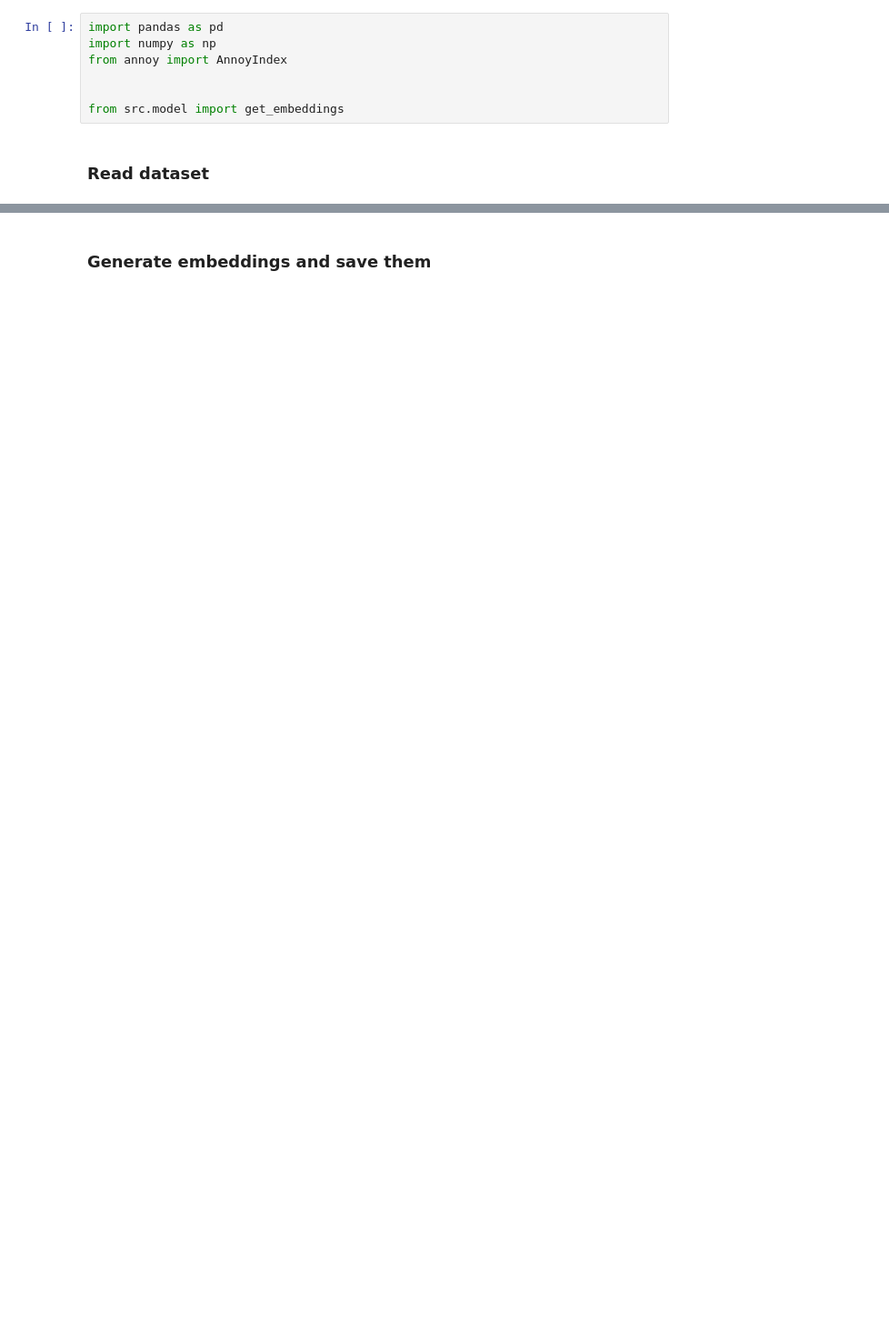
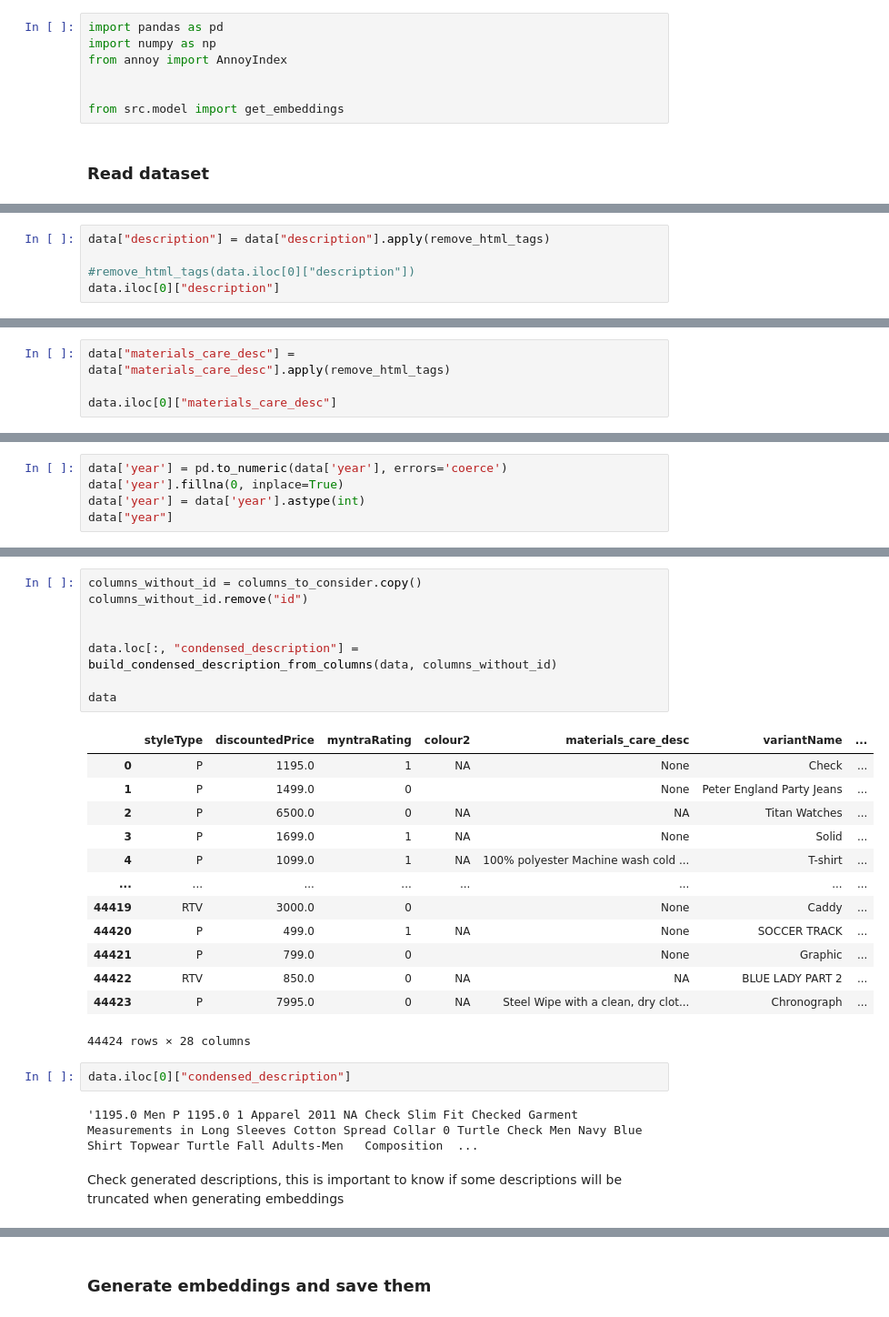
Before and after one commit to IsaiasGutierrezCruz/datathon_recommender_system, a Jupyter notebook: generate_embeddings.ipynb, the cells around one changed output, grey strips where cells are left out. Shown at 91% size. Saved outputs shown, nothing was run; the diff lists cells and outputs as text; blank space fills up the shorter version.

```diff
--- a/generate_embeddings.ipynb
+++ b/generate_embeddings.ipynb
@@ -16,0 +117,5 @@ data.head()
+# %%
+data["description"] = data["description"].apply(remove_html_tags)
+
+#remove_html_tags(data.iloc[0]["description"])
+data.iloc[0]["description"]
@@ -16,0 +128,4 @@ data.head()
+# %%
+data["materials_care_desc"] = data["materials_care_desc"].apply(remove_html_tags)
+
+data.iloc[0]["materials_care_desc"]
@@ -16,0 +136,5 @@ data.head()
+# %%
+data['year'] = pd.to_numeric(data['year'], errors='coerce')
+data['year'].fillna(0, inplace=True)
+data['year'] = data['year'].astype(int)
+data["year"]
@@ -16,0 +185,28 @@ data.head()
+# %%
+columns_without_id = columns_to_consider.copy()
+columns_without_id.remove("id")
+
+
+data.loc[:, "condensed_description"] = build_condensed_description_from_columns(data, columns_without_id)
+
+data
+# %% [output]
+|  | styleType | discountedPrice | myntraRating | colour2 | materials_care_desc | variantName | ... |
+| 0 | P | 1195.0 | 1 | NA | None | Check | ... |
+| 1 | P | 1499.0 | 0 |  | None | Peter England Party Jeans | ... |
+| 2 | P | 6500.0 | 0 | NA | NA | Titan Watches | ... |
+| 3 | P | 1699.0 | 1 | NA | None | Solid | ... |
+| 4 | P | 1099.0 | 1 | NA | 100% polyester Machine wash cold ... | T-shirt | ... |
+| ... | ... | ... | ... | ... | ... | ... | ... |
+| 44419 | RTV | 3000.0 | 0 |  | None | Caddy | ... |
+| 44420 | P | 499.0 | 1 | NA | None | SOCCER TRACK | ... |
+| 44421 | P | 799.0 | 0 |  | None | Graphic | ... |
+| 44422 | RTV | 850.0 | 0 | NA | NA | BLUE LADY PART 2 | ... |
+| 44423 | P | 7995.0 | 0 | NA | Steel Wipe with a clean, dry clot... | Chronograph | ... |
+44424 rows × 28 columns
+# %%
+data.iloc[0]["condensed_description"]
+# %% [output]
+'1195.0 Men P 1195.0 1 Apparel 2011 NA Check Slim Fit Checked Garment Measurements in Long Sleeves Cotton Spread Collar 0 Turtle Check Men Navy Blue Shirt Topwear Turtle Fall Adults-Men   Composition  ...
+# %% [markdown]
+Check generated descriptions, this is important to know if some descriptions will be truncated when generating embeddings
```
Also changed, not shown: parts of 28 cells of this notebook, 11 other files.
